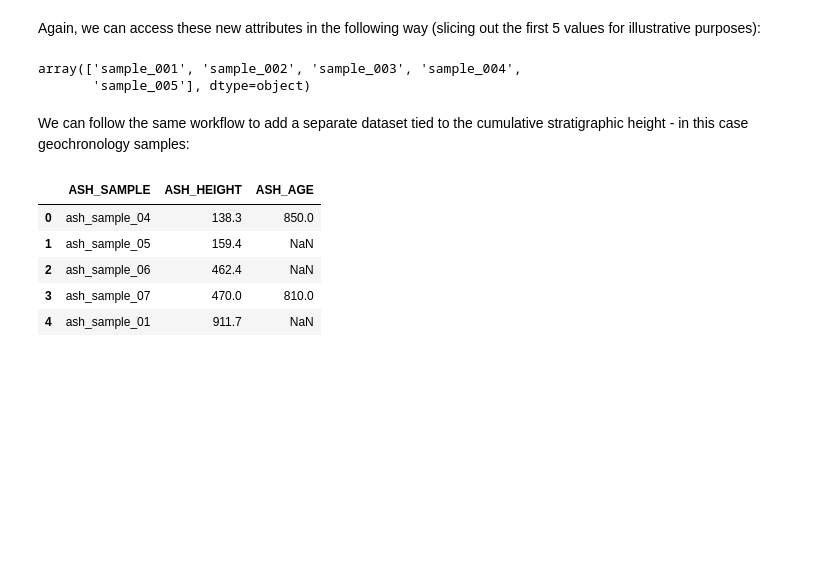
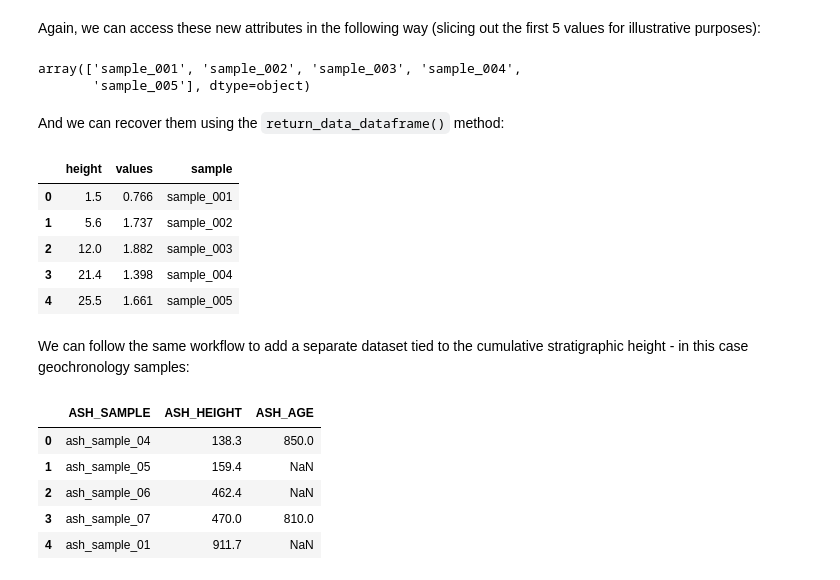
Before and after one commit to yuempark/pystrat, a Jupyter notebook: pystrat-tutorial.ipynb, the cells around one changed output. Cells and saved outputs as stored; diff of their text form; code cells hidden in the pictures; blank space fills up the shorter version.

```diff
--- a/pystrat-tutorial.ipynb
+++ b/pystrat-tutorial.ipynb
@@ -150,6 +175,18 @@ section_01.d13C.sample[:5]
 # %% [output]
 array(['sample_001', 'sample_002', 'sample_003', 'sample_004',
        'sample_005'], dtype=object)
+# %% [markdown]
+And we can recover them using the `return_data_dataframe()` method:
+# %%
+d13C_dataframe = section_01.d13C.return_data_dataframe()
+d13C_dataframe.head()
+# %% [output]
+|  | height | values | sample |
+| 0 | 1.5 | 0.766 | sample_001 |
+| 1 | 5.6 | 1.737 | sample_002 |
+| 2 | 12.0 | 1.882 | sample_003 |
+| 3 | 21.4 | 1.398 | sample_004 |
+| 4 | 25.5 | 1.661 | sample_005 |
 # %% [markdown]
 We can follow the same workflow to add a separate dataset tied to the cumulative stratigraphic height - in this case geochronology samples:
 # %%
```
Also changed, not shown: parts of 7 cells of this notebook, 1 other file.
